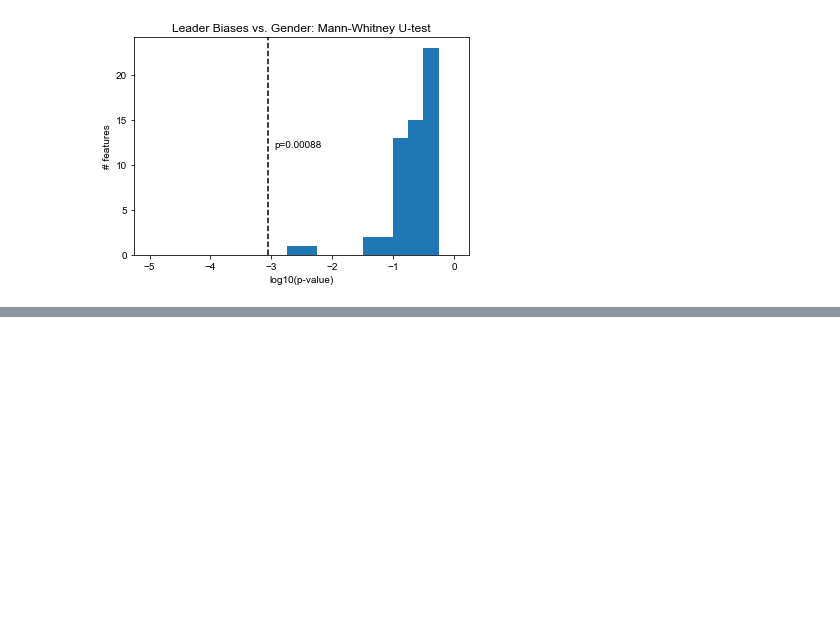
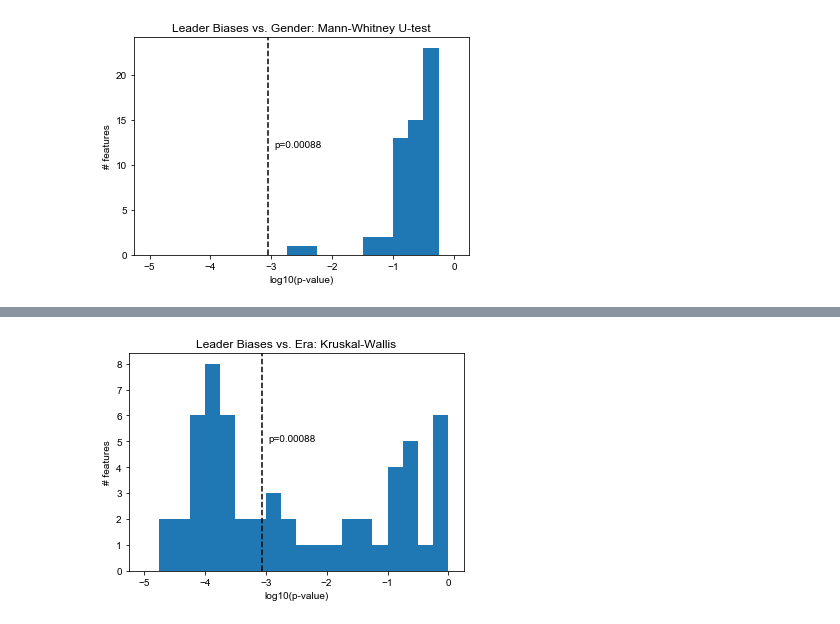
Before and after one commit to jhyun95/superfluous, a Jupyter notebook: civ5/civ5_analysis2.ipynb, the cells around one changed output, grey strips where cells are left out. Saved outputs shown, nothing was run; the diff lists cells and outputs as text; code cells hidden in the pictures; blank space fills up the shorter version.

```diff
--- a/civ5/civ5_analysis2.ipynb
+++ b/civ5/civ5_analysis2.ipynb
@@ -162,0 +185,12 @@ plt.savefig('figures/mann-whitney_pvalues.png', format='png', dpi=90)
+# %%
+biases = filter(lambda x: not x in ignore_biases, df.columns)
+df_kruskal_era = pd.DataFrame(index=biases, columns=['H', 'p', 'log10(p)'])
+eras = ['Ancient', 'Classical', 'Medieval', 'Renaissance', 'Modern']
+era_values = []
+for bias in biases:
+    for era in eras:
+        era_values.append(df.loc[df_meta['Era'] == era, bias].values)
+    H, pval = scipy.stats.kruskal(*era_values)
+    df_kruskal_era.at[bias, 'H'] = H
+    df_kruskal_era.at[bias, 'p'] = pval
+    df_kruskal_era.at[bias, 'log10(p)'] = np.log10(pval)
@@ -162,0 +226,12 @@ plt.savefig('figures/mann-whitney_pvalues.png', format='png', dpi=90)
+# %%
+threshold = 0.05 / df_kruskal_era.shape[0]
+log_pvals = df_kruskal_era.loc[:,'log10(p)'].values.astype(float)
+plt.hist(log_pvals, bins=np.arange(-5,0.25,0.25))
+plt.axvline(x=np.log10(threshold), c='k', ls='--')
+plt.xlabel('log10(p-value)')
+plt.ylabel('# features')
+plt.text(np.log10(threshold)+0.1, 5, 'p=0.00088')
+plt.title('Leader Biases vs. Era: Kruskal-Wallis')
+plt.savefig('figures/bias_vs_era_kruskal_pvalues.png', format='png', dpi=90)
+# %% [output]
+[figure, added]
```
Also changed, not shown: parts of 12 cells of this notebook, 6 other files.
